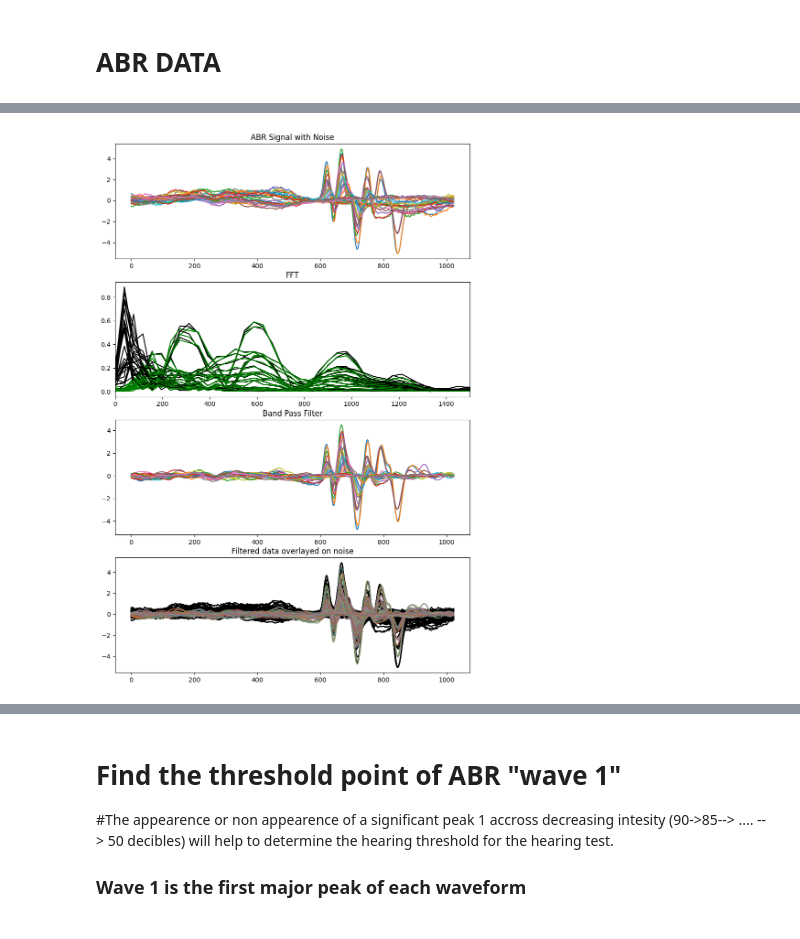
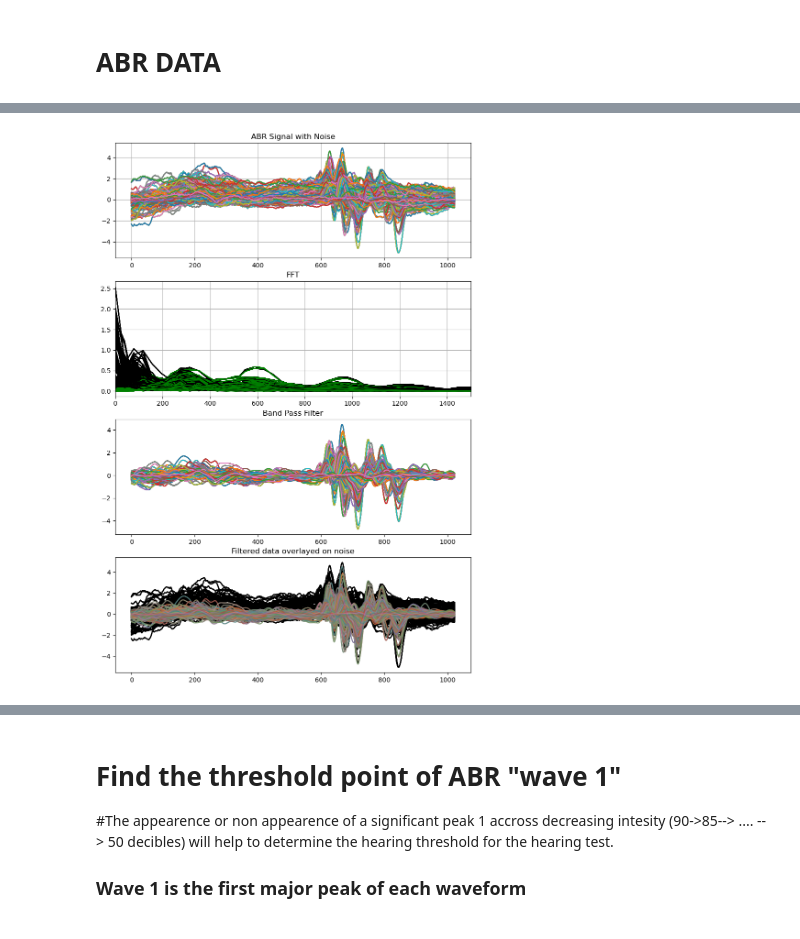
Before and after one commit to DeckerDreams/ABR_Processing, a Jupyter notebook: parser_CNNtest_6.ipynb, the cells around one changed output, grey strips where cells are left out. Drawn from its saved outputs; the diff is of its cells as text; code cells hidden in the pictures.

```diff
--- a/parser_CNNtest_6.ipynb
+++ b/parser_CNNtest_6.ipynb
@@ -24,7 +24,7 @@ freqs = [0, 2000, 4000, 8000, 16000, 24000, 32000]
 dbs = [90, 85, 80, 75, 70, 65, 60, 55, 50, 45, 40, 35, 30, 25]
 
 df_all = pd.DataFrame({'ratname':[],'frequency':[],'dB':[],'L/R':[],'ABR':[], 'filtered':[], 'label':[]})
-for rat in ["R144863_090921", "R144883_091321", "R144884_091321"]:
+for rat in ["R144863_090921", "R144883_091321", "R144884_091321", "R165176_04102022", "R165181_041322", "R165182_042022", "R165183_042022", "R165184_042222", "R165185_042222"]:
 
     i = 0
     for f in (freqs):
@@ -33,20 +33,25 @@ for rat in ["R144863_090921", "R144883_091321", "R144884_091321"]:
         path = folder + rat + "/"
         file = path + i +'.txt'
         fh = open(file, "r")
-        j = 0
+        line = 0
         while True:
             if fh.readline().startswith('Data Pnt:'):
                 break
-            j += 1
-        df = pd.io.parsers.read_csv(file, skiprows=j)
-
+            line += 1
+        df = pd.io.parsers.read_csv(file, skiprows=line)
         #Keeping only the column containing the average
         df = df[[c for c in df.columns if c.startswith('Average(uV):')]]
         df.columns = np.arange(len(df.columns))
 
 
         # # check index for number of left and right entries????
-        db = (pd.io.parsers.read_csv(file, skiprows = 7, header=None))[1:2].dropna(axis = 1)
+        fh = open(file, "r")
+        line = 0
+        while True:
+            if fh.readline().startswith('Intensity:'):
+                break
+            line += 1
+        db = (pd.io.parsers.read_csv(file, skiprows = line-1, header=None))[1:2].dropna(axis = 1)
         db1 = np.array(db)[:,1:].astype('int')
 
         d=0
@@ -127,7 +113,7 @@ xf = np.linspace(0.0, nyquist , N//2)
 fig, ax = plt.subplots(4, 1, figsize=(10,15))
 
 r = 0
-for r in range(28):
+for r in range(len(df_all)):
     data = df_all.loc[r]["ABR"]
 
 
@@ -167,34 +153,34 @@ for r in range(28):
 
 
     #iterate
     r +=1
 
 
 
 # #example abr wave form overlayed on noise
 # j=0
 
 # #noise data
 for j in range(len(df_all)):
     data = df_all.loc[j]["ABR"]
     plt.subplot(414)
     plt.plot( data, color = 'black', alpha = .75)
     j +=1
 
 #filtered data
 j=0
 for j in range(len(df_all)):
     data = df_all.loc[j]["ABR"]
     filteredBandPass = scipy.signal.filtfilt(b, a, data)
     plt.subplot(414)
     plt.plot(filteredBandPass, alpha = .3)
     plt.title("Filtered data overlayed on noise")
     j +=1
 
 #show figure
 plt.show()
 # %% [output]
-[figure, old version]
+[figure, new version]
 # %%
 fs = 1/ .000025 #micro seconds
 N = 1024
```
Also changed, not shown: parts of 35 cells of this notebook, 44 other files.
